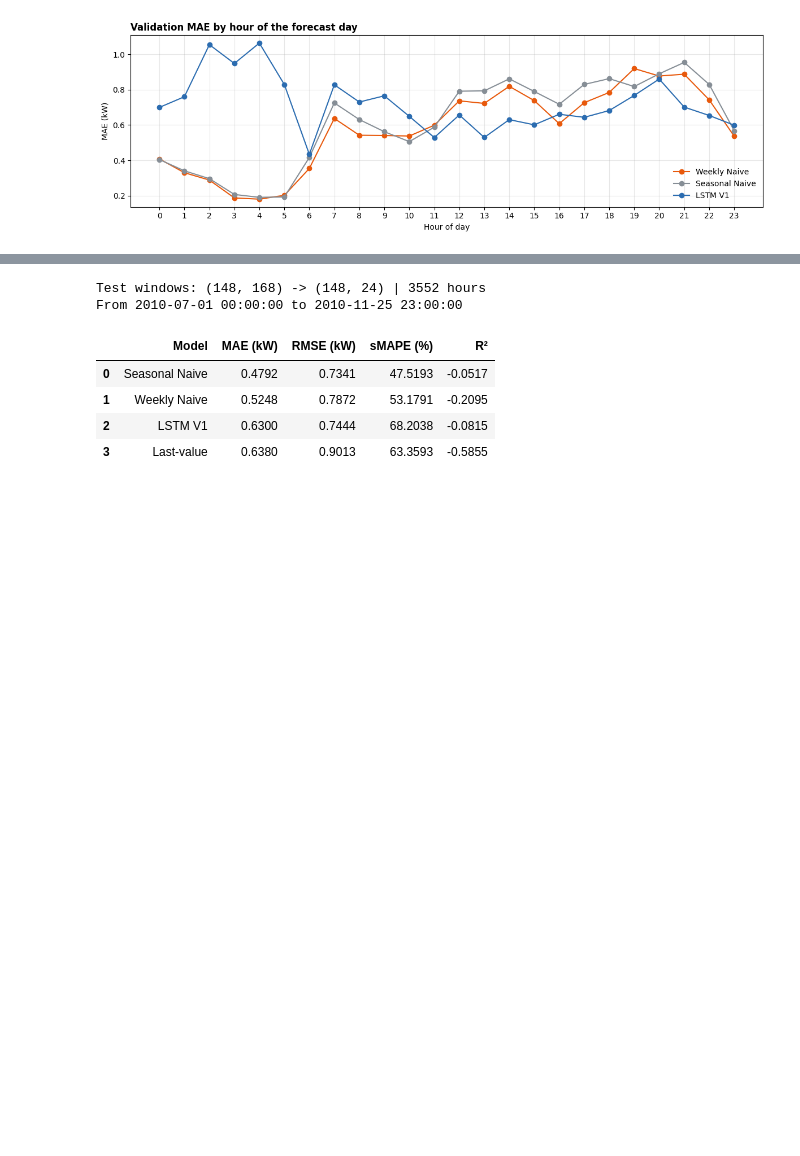
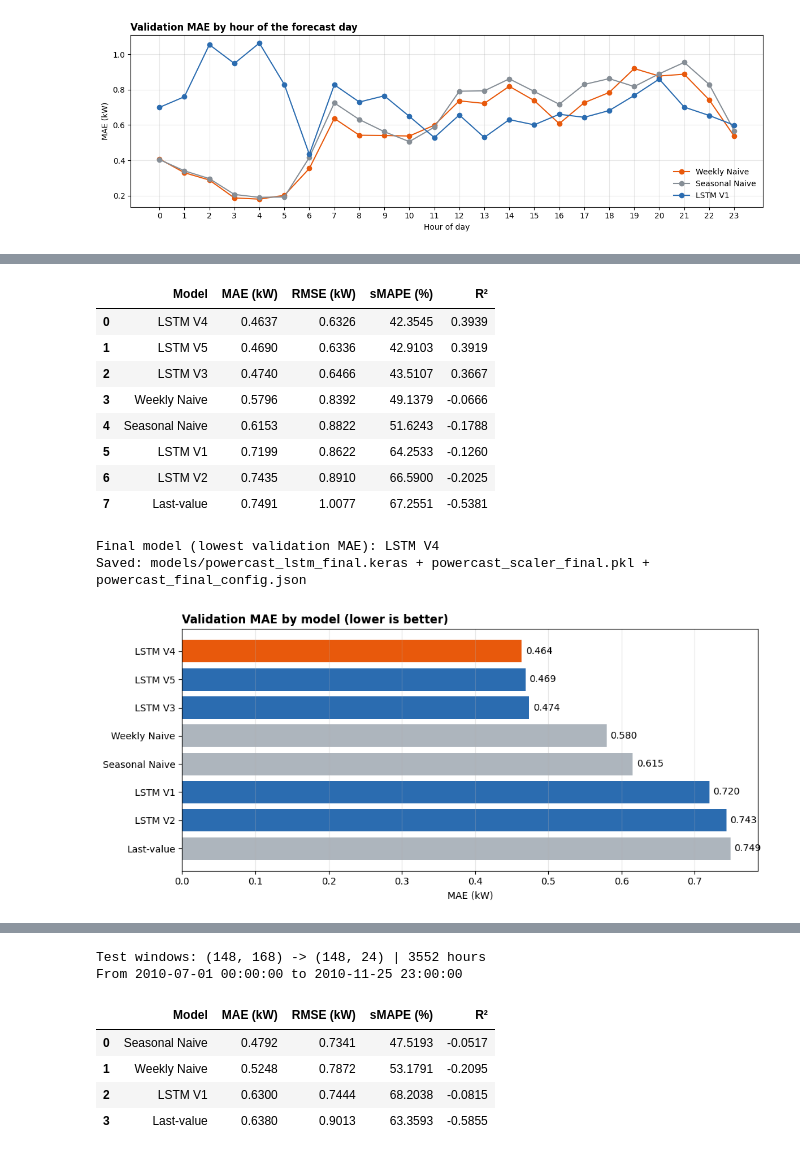
Before and after one commit to s2lwacs/powercast, a Jupyter notebook: 00_final_demo.ipynb, the cells around one changed output, grey strips where cells are left out. Saved outputs shown, nothing was run; the diff lists cells and outputs as text; code cells hidden in the pictures; blank space fills up the shorter version.

```diff
--- a/00_final_demo.ipynb
+++ b/00_final_demo.ipynb
@@ -256,0 +364,5 @@ plt.show()
+# %%
+LSTMS['LSTM V3'] = train_lstm(make_spec(CAL3), train_stride=1)
+lstm_val['LSTM V3'] = lstm_predict(LSTMS['LSTM V3'], val_idx)
+
+metrics_table(Y_val, {'Weekly Naive': val_preds['Weekly Naive'], **lstm_val}).round(4)
@@ -256,0 +469,45 @@ plt.show()
+# %%
+selection = metrics_table(Y_val, {**{n: val_preds[n] for n in ['Weekly Naive', 'Seasonal Naive', 'Last-value', 'LSTM V1']},
+                                  **lstm_val})
+display(selection.round(4))
+
+FINAL = min(lstm_val, key=lambda n: mean_absolute_error(Y_val.ravel(), lstm_val[n].ravel()))
+FINAL_LABEL = f'{FINAL} (final)'
+val_preds[FINAL_LABEL] = lstm_val[FINAL]
+print('Final model (lowest validation MAE):', FINAL)
+
+# Save model + scaler + feature list for predict.py and the dashboard
+spec = LSTMS[FINAL]
+spec['model'].save(f'{MODELS}/powercast_lstm_final.keras')
+joblib.dump(p_scaler, f'{MODELS}/powercast_scaler_final.pkl')
+with open(f'{MODELS}/powercast_final_config.json', 'w') as f:
+    json.dump({'model': FINAL, 'history': HISTORY, 'horizon': HORIZON,
+               'past_cols': spec['past_cols'], 'fut_cols': spec['fut_cols']}, f, indent=2)
+print('Saved: models/powercast_lstm_final.keras + powercast_scaler_final.pkl + powercast_final_config.json')
+
+# Bar chart for the slides
+order = selection.sort_values('MAE (kW)', ascending=False)
+colors = ['#E8590C' if m == FINAL else ('#2B6CB0' if m.startswith('LSTM') else '#ADB5BD') for m in order['Model']]
+plt.figure(figsize=(10, 4.5))
+plt.barh(order['Model'], order['MAE (kW)'], color=colors)
+for i, v in enumerate(order['MAE (kW)']):
+    plt.text(v + 0.005, i, f'{v:.3f}', va='center')
+plt.title('Validation MAE by model (lower is better)', loc='left', fontweight='bold')
+plt.xlabel('MAE (kW)')
+plt.grid(alpha=0.3, axis='x')
+plt.tight_layout()
+plt.savefig(f'{FIG}/final_model_comparison.png', dpi=200, bbox_inches='tight')
+plt.show()
+# %% [output]
+|  | Model | MAE (kW) | RMSE (kW) | sMAPE (%) | R² |
+| 0 | LSTM V4 | 0.4637 | 0.6326 | 42.3545 | 0.3939 |
+| 1 | LSTM V5 | 0.4690 | 0.6336 | 42.9103 | 0.3919 |
+| 2 | LSTM V3 | 0.4740 | 0.6466 | 43.5107 | 0.3667 |
+| 3 | Weekly Naive | 0.5796 | 0.8392 | 49.1379 | -0.0666 |
+| 4 | Seasonal Naive | 0.6153 | 0.8822 | 51.6243 | -0.1788 |
+| 5 | LSTM V1 | 0.7199 | 0.8622 | 64.2533 | -0.1260 |
+| 6 | LSTM V2 | 0.7435 | 0.8910 | 66.5900 | -0.2025 |
+| 7 | Last-value | 0.7491 | 1.0077 | 67.2551 | -0.5381 |
+Final model (lowest validation MAE): LSTM V4
+Saved: models/powercast_lstm_final.keras + powercast_scaler_final.pkl + powercast_final_config.json
+[figure, added]
```
Also changed, not shown: parts of 32 cells of this notebook.
